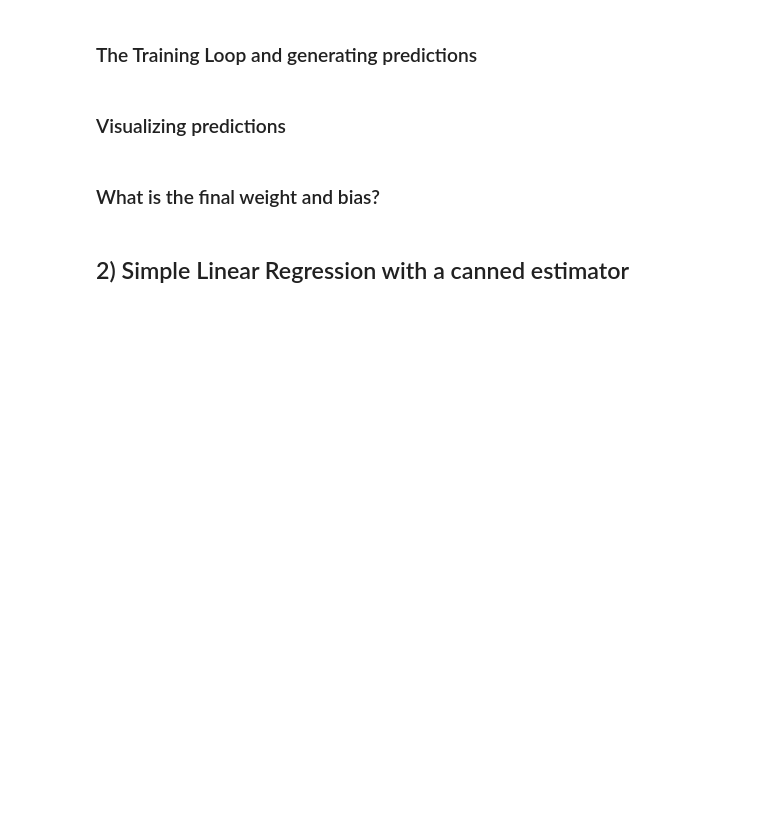
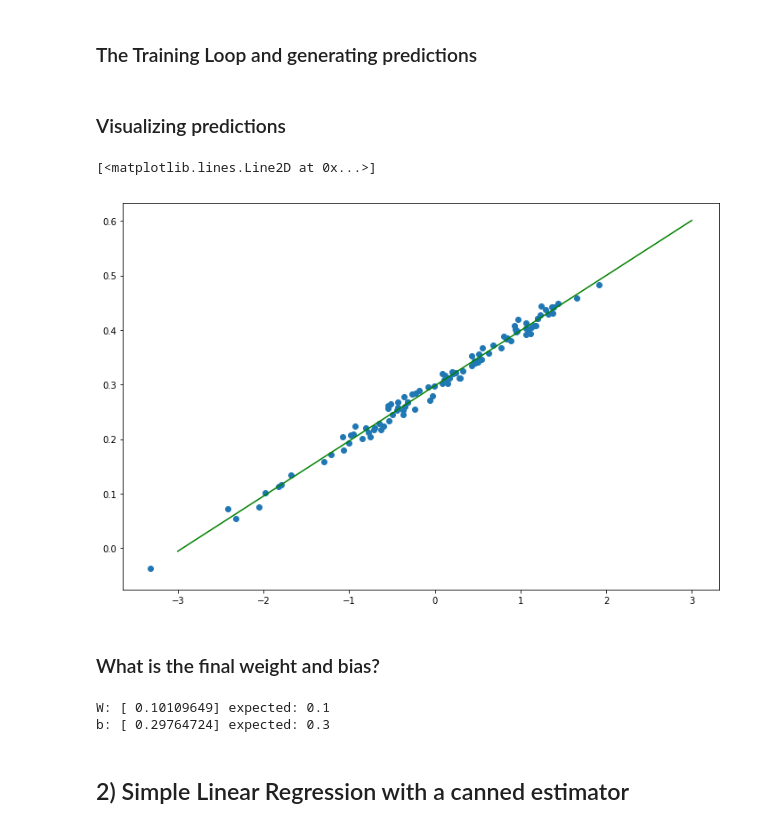
Before and after one commit to hereismari/tensorflow-workshop, a Jupyter notebook: workshops/cdnextcon_2017/Walk-Through.ipynb, the cells around one changed output. Saved outputs shown, nothing was run; the diff lists cells and outputs as text; code cells hidden in the pictures; blank space fills up the shorter version.

```diff
--- a/workshops/cdnextcon_2017/Walk-Through.ipynb
+++ b/workshops/cdnextcon_2017/Walk-Through.ipynb
@@ -79,20 +89,29 @@ with tf.Session() as sess:
   for i in range(100): # train for 100 steps
     sess.run(train, feed_dict={x: x_train, y_label:y_train})
 
-  fake_data = np.linspace(-3, 3, 101)
+  x_plot = np.linspace(-3, 3, 101) # return evenly spaced numbers over a specified interval
   # using the trained model to predict values for the training data
-  pred_train = sess.run(y, feed_dict={x: fake_data})
+  preds = sess.run(y, feed_dict={x: fake_data})
+
+  # saving final weight and bias
+  final_W = sess.run(W)
+  final_b = sess.run(b)
 # %% [markdown]
 ### Visualizing predictions
 # %%
-# plot training
 plt.scatter(x_train, y_train)
-plt.plot(fake_data, pred_train, 'g')
+plt.plot(x_plot, preds, 'g')
+# %% [output]
+[<matplotlib.lines.Line2D at 0x...>]
+[figure, added]
 # %% [markdown]
 ### What is the final weight and bias?
 # %%
 print('W:', final_W, 'expected: 0.1')
 print('b:', final_b, 'expected: 0.3')
+# %% [output]
+W: [ 0.10109649] expected: 0.1
+b: [ 0.29764724] expected: 0.3
 # %% [markdown]
 ## 2) Simple Linear Regression with a canned estimator
 # %% [markdown]
```
Also changed, not shown: parts of 28 cells of this notebook.
